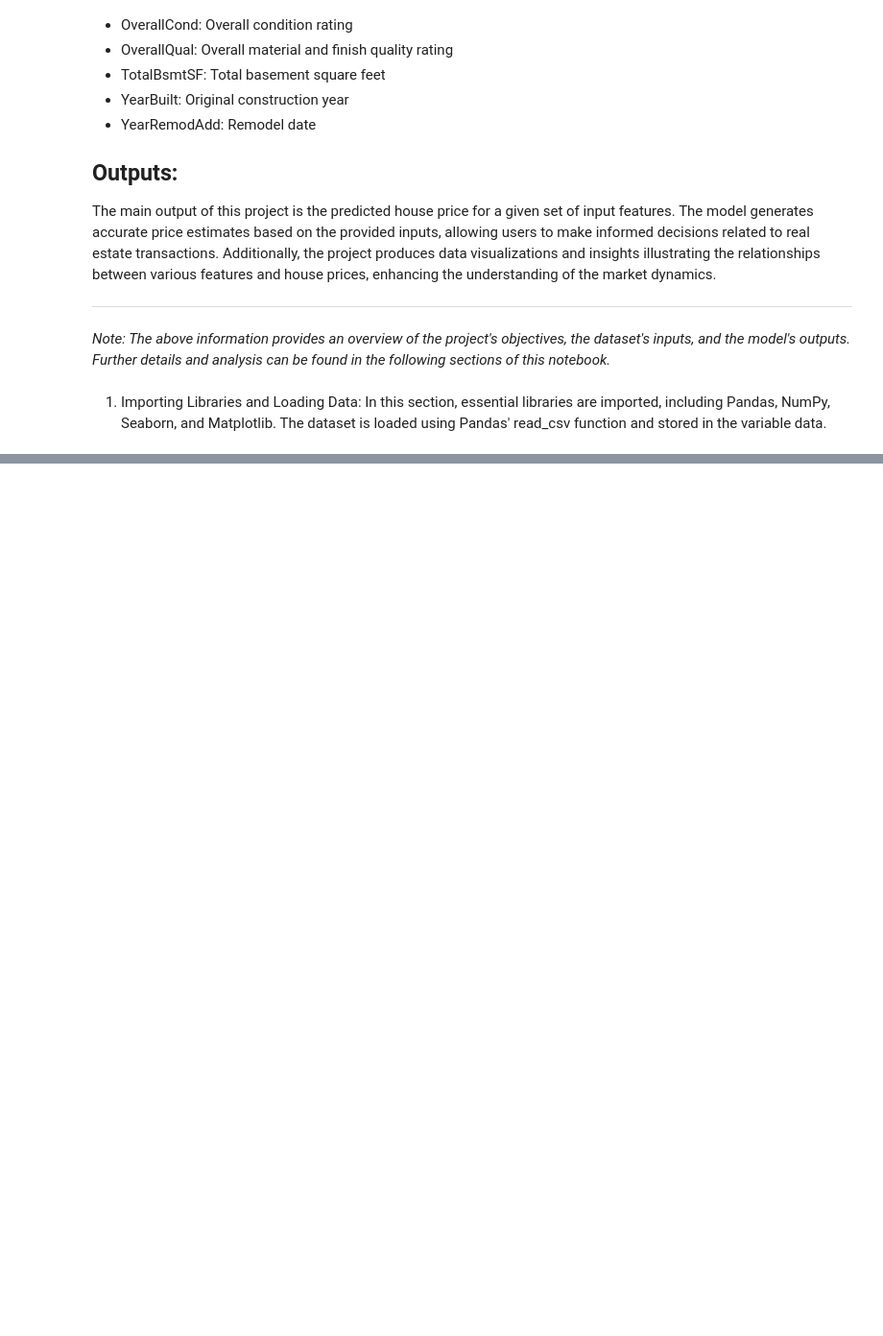
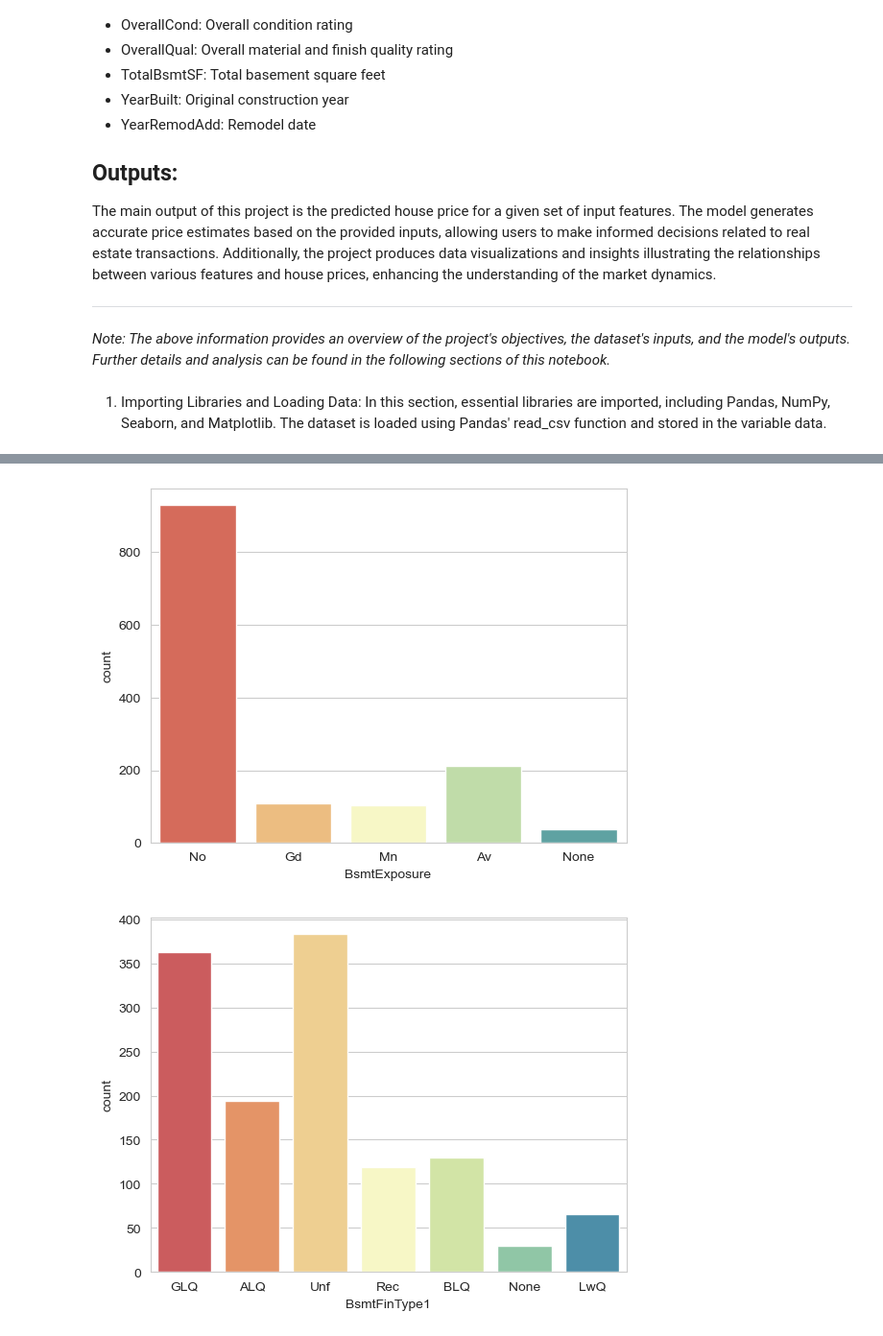
Before and after one commit to Code-Institute-Submissions/Greg-GJE-Heritage-House-Price-Prediction, a Jupyter notebook: 1_Heritage_Housing_PrePro_FeatEngg.ipynb, the cells around one changed output, grey strips where cells are left out. Shown at 96% size. Drawn from its saved outputs; the diff is of its cells as text; code cells hidden in the pictures; blank space fills up the shorter version.

```diff
--- a/1_Heritage_Housing_PrePro_FeatEngg.ipynb
+++ b/1_Heritage_Housing_PrePro_FeatEngg.ipynb
@@ -34,0 +318,7 @@ In this section, essential libraries are imported, including Pandas, NumPy, Seab
+# %%
+for i in cat:
+  sns.countplot(x = data1[i], palette = "Spectral")
+  plt.show()
+# %% [output]
+[figure, added]
+[figure, added]
```
Also changed, not shown: parts of 49 cells of this notebook, 3 other files.
